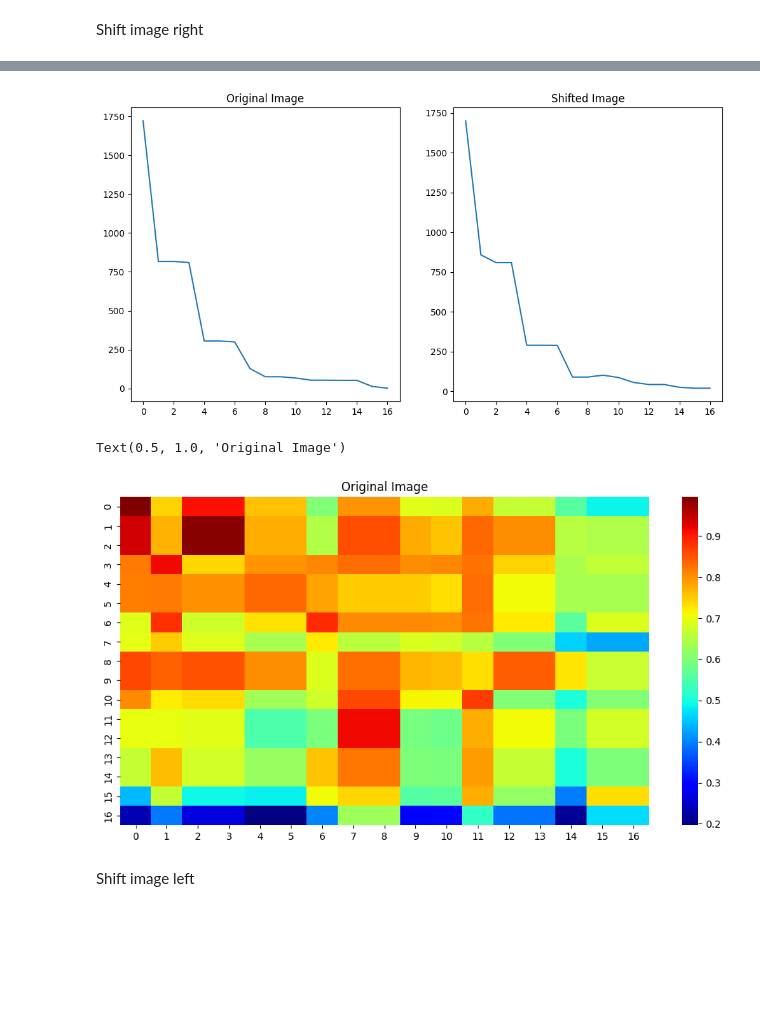
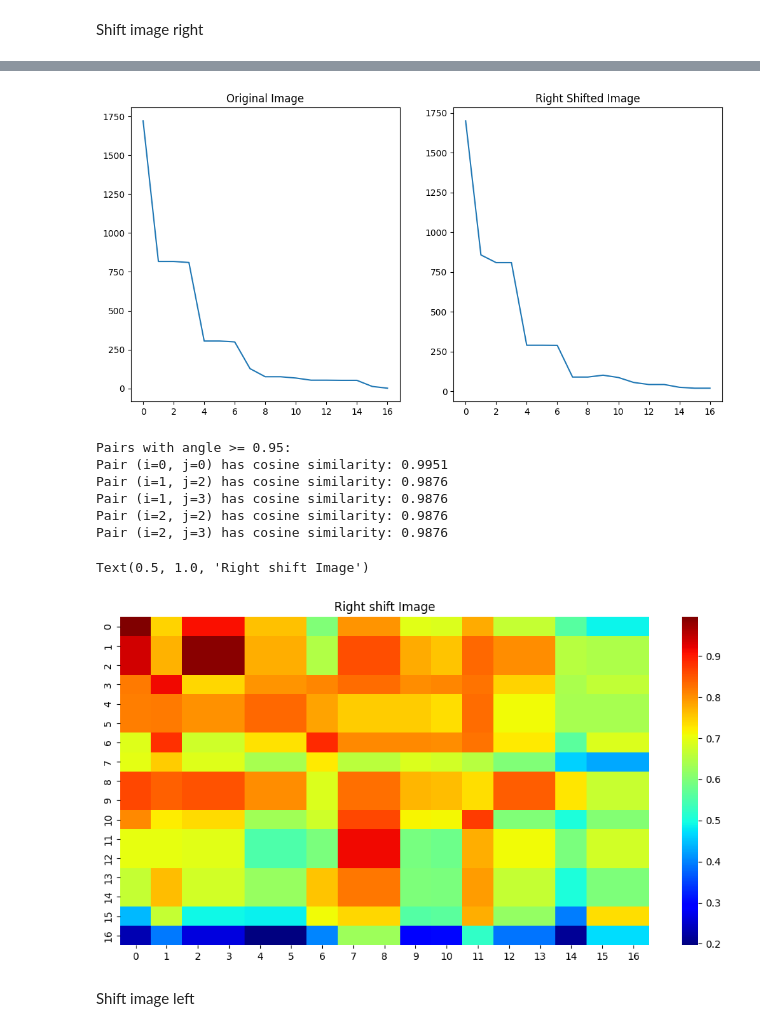
Before and after one commit to Nandini-Kanawade/BreakingUp_CNN, a Jupyter notebook: dotProductEVector.ipynb, the cells around one changed output, grey strips where cells are left out. Drawn from its saved outputs; the diff is of its cells as text; code cells hidden in the pictures; blank space fills up the shorter version.

```diff
--- a/dotProductEVector.ipynb
+++ b/dotProductEVector.ipynb
@@ -46,14 +46,14 @@ eVec_shifted = eVec_shifted.T
 # %%
 plt.figure(figsize=(12, 6))
 plt.subplot(1, 2, 1)
 plt.plot(np.abs(eVal))
 plt.title('Original Image')
 plt.subplot(1, 2, 2)
 plt.plot(np.abs(eVal_shifted))
-plt.title('Shifted Image')
+plt.title('Right Shifted Image')
 plt.show()
 # %% [output]
-[figure, old version]
+[figure, new version]
 # %%
 angle = np.zeros((17, 17))
 
@@ -72,14 +72,26 @@ for i in range(17):
         angle[i, j] = cosine_similarity
 
 #print(angle)
+print("Pairs with angle >= 0.95:")
+for i in range(17):
+    for j in range(17):
+        if angle[i, j] >= 0.95:
+            print(f"Pair (i={i}, j={j}) has cosine similarity: {angle[i, j]:.4f}")
+# %% [output]
+Pairs with angle >= 0.95:
+Pair (i=0, j=0) has cosine similarity: 0.9951
+Pair (i=1, j=2) has cosine similarity: 0.9876
+Pair (i=1, j=3) has cosine similarity: 0.9876
+Pair (i=2, j=2) has cosine similarity: 0.9876
+Pair (i=2, j=3) has cosine similarity: 0.9876
 # %%
 
 plt.figure(figsize=(12, 6))
 sns.heatmap(angle, cmap='jet')
-plt.title('Original Image')
+plt.title('Right shift Image')
 # %% [output]
-Text(0.5, 1.0, 'Original Image')
+Text(0.5, 1.0, 'Right shift Image')
-[figure, old version]
+[figure, new version]
 # %% [markdown]
 Shift image left
 # %%
```
Also changed, not shown: parts of 14 cells of this notebook.
